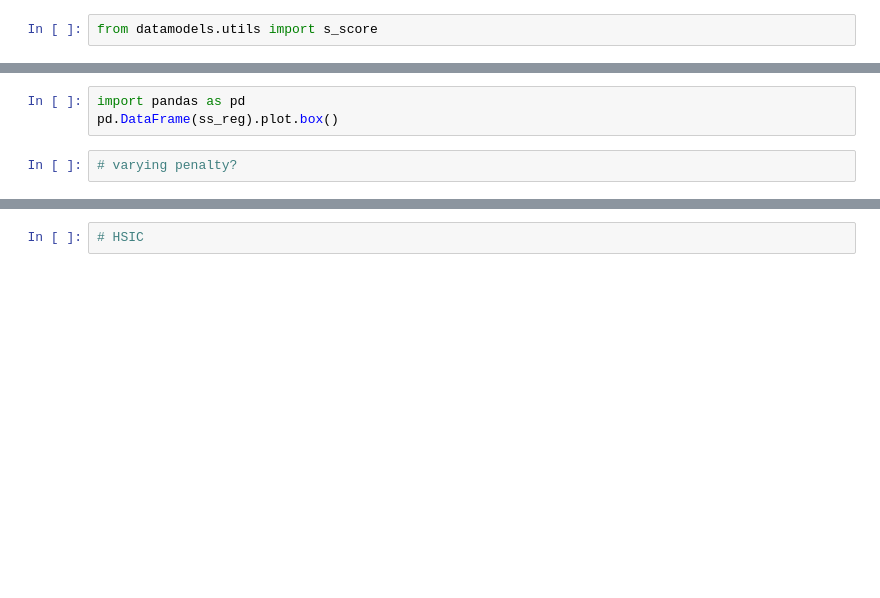
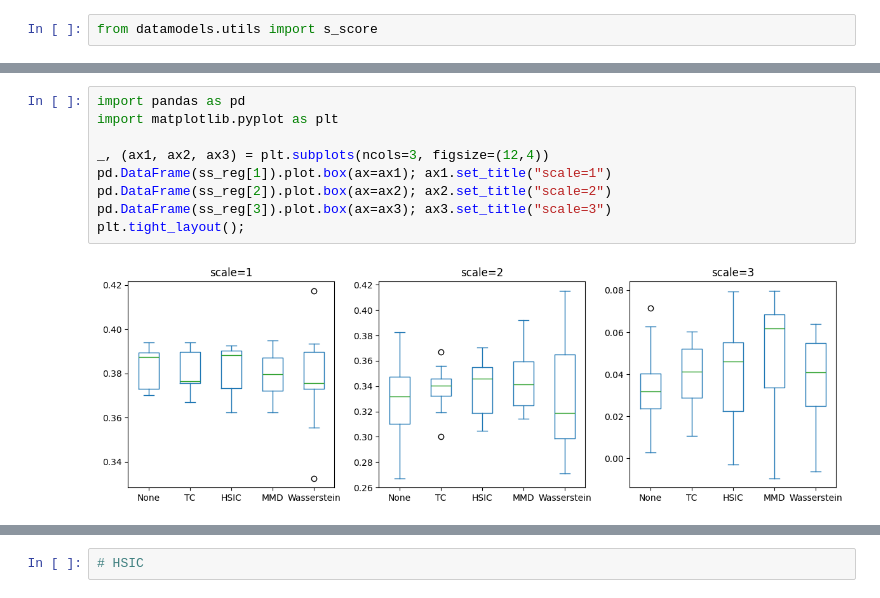
Before and after one commit to yoenoo/block_disentanglement_benchmark, a Jupyter notebook: experiment/wasserstein.ipynb, the cells around one changed output, grey strips where cells are left out. Cells and saved outputs as stored; diff of their text form; blank space fills up the shorter version.

```diff
--- a/experiment/wasserstein.ipynb
+++ b/experiment/wasserstein.ipynb
@@ -80,5 +80,11 @@ regularizer=Wasserstein; scale=1; trial=6; ss=0.3910
 # %%
 import pandas as pd
-pd.DataFrame(ss_reg).plot.box()
+import matplotlib.pyplot as plt
+
+_, (ax1, ax2, ax3) = plt.subplots(ncols=3, figsize=(12,4))
+pd.DataFrame(ss_reg[1]).plot.box(ax=ax1); ax1.set_title("scale=1")
+pd.DataFrame(ss_reg[2]).plot.box(ax=ax2); ax2.set_title("scale=2")
+pd.DataFrame(ss_reg[3]).plot.box(ax=ax3); ax3.set_title("scale=3")
+plt.tight_layout();
+# %% [output]
+[figure, added]
-# %%
-# varying penalty?
```
Also changed, not shown: parts of 3 cells of this notebook, 2 other files.
